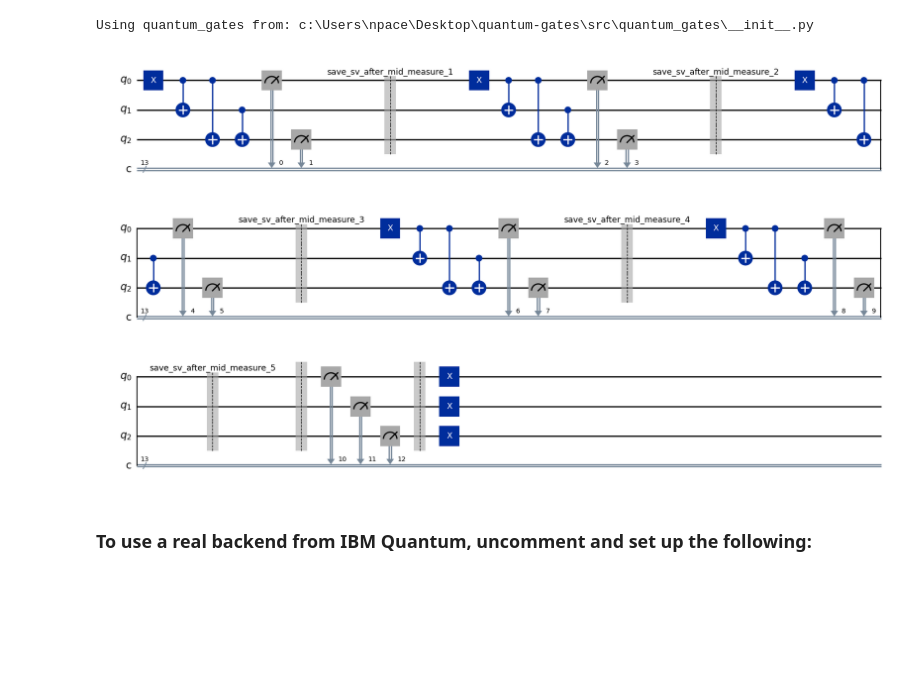
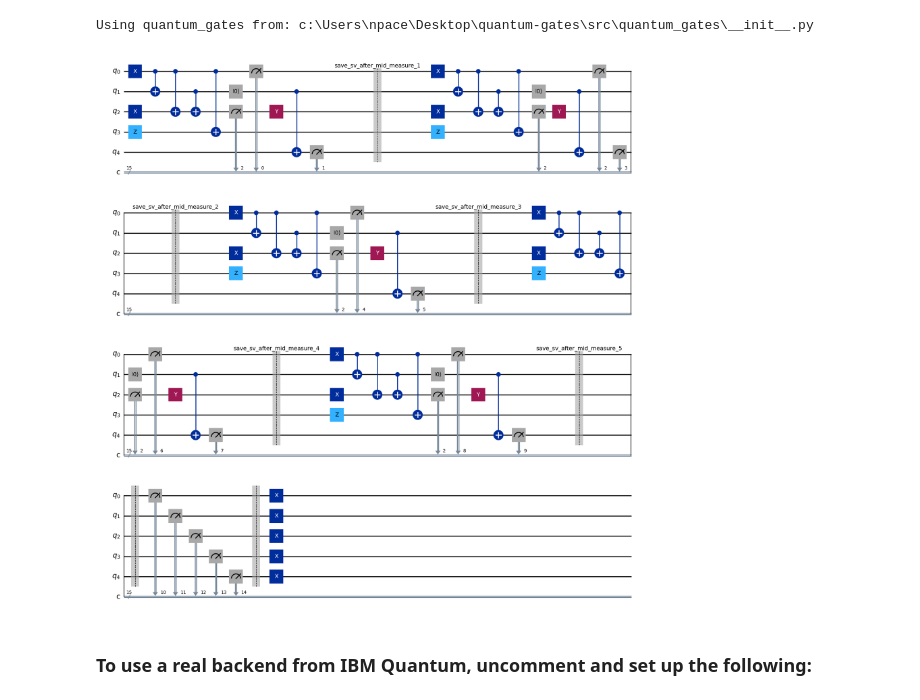
Before and after one commit to CERN-QTI/quantum-gates, a Jupyter notebook: start up and testing/test_permutation_library_vs_AER.ipynb, the cells around one changed output. Cells and saved outputs as stored; diff of their text form; code cells hidden in the pictures; blank space fills up the shorter version.

Commit message:
new measurement file proposal

```diff
--- a/start up and testing/test_permutation_library_vs_AER.ipynb
+++ b/start up and testing/test_permutation_library_vs_AER.ipynb
@@ -71,13 +71,20 @@ def build_circuit(cycles, N_q=3, extra_measures=2, bit_per_mid_measure=2, AER_bo
 
         # Prepare |01>
         qc.x(0)
+        qc.x(2)
+        qc.z(3)
         qc.cx(0,1)
-
         #qc.save_statevector(label=f"sv_after_entanglement_{c}")
         qc.cx(0,2)
         #qc.save_statevector(label=f"sv_after_cx02_{c}")
         qc.cx(1,2)
+        qc.measure(2,2)
         #qc.save_statevector(label=f"sv_after_cx12_{c}")
+        #rotation y
+        qc.y(2)
+        qc.cx(0,3)
+        qc.reset(1)
+        qc.cx(1,4)
 
         # Mid-cycle measurement
         # Classical bits reserved for this cycle
@@ -86,35 +93,35 @@ def build_circuit(cycles, N_q=3, extra_measures=2, bit_per_mid_measure=2, AER_bo
         clbits   = list(range(cl_start, cl_end))
 
         # Mid-cycle measurement (each cycle writes to unique clbits)
         qc.measure([0, N_q-1], clbits)
         #qc.save_statevector(label=f"sv_after_mid_measure_{c}")
         if not AER_boolean:
             qc.barrier(label=f"save_sv_after_mid_measure_{c}")
         else:
             qc.save_statevector(label=f"save_sv_after_mid_measure_{c}")  #
 
         # Measure
 
     qc.barrier()  #
     qc.measure(range(N_q), range(extra_measures,N_m))
     qc.barrier()  #
     qc.x(range(N_q))  #
 
 
     return qc
 
 
 cycles=5
 bit_per_mid_measure=2
 extra_measures= cycles * bit_per_mid_measure
-N_q=3
+N_q=5
 N_m = N_q + extra_measures
 
 qc = build_circuit(cycles=cycles, N_q=N_q, extra_measures=extra_measures, bit_per_mid_measure=bit_per_mid_measure)
 
 qc.draw('mpl')
 # %% [output]
-[figure, old version]
+[figure, new version]
 # %%
 # call the Noisy simulator
 #sim = MrAndersonSimulator(gates=standard_gates, CircuitClass=EfficientCircuit)
```
Also changed, not shown: parts of 15 cells of this notebook.
